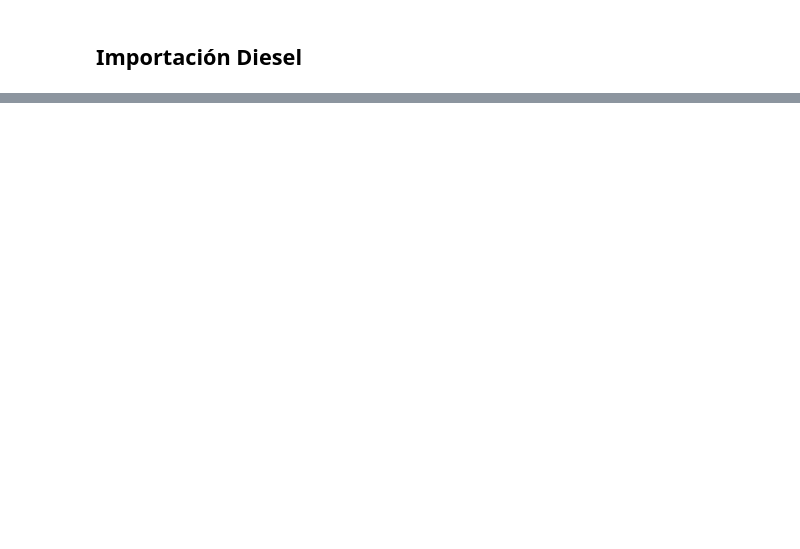
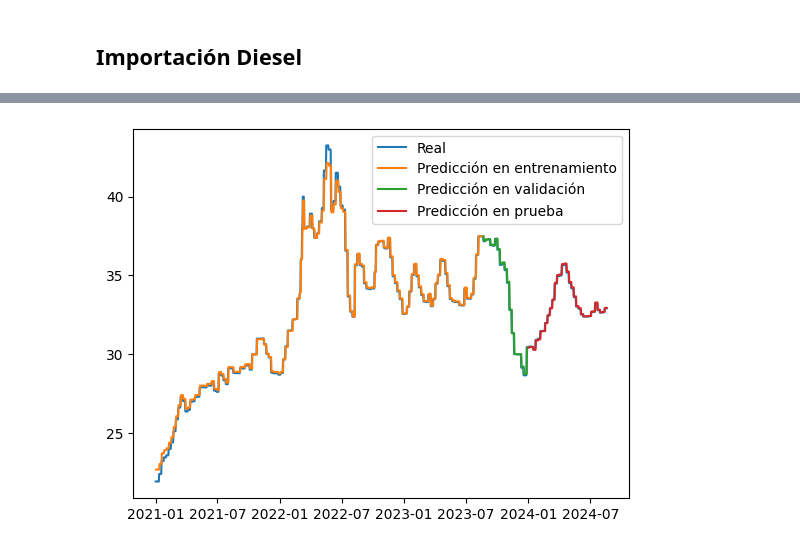
Before and after one commit to PedroMarro11/lab03DS, a Jupyter notebook: lab03.ipynb, the cells around one changed output, grey strips where cells are left out. Cells and saved outputs as stored; diff of their text form; code cells hidden in the pictures; blank space fills up the shorter version.

```diff
--- a/lab03.ipynb
+++ b/lab03.ipynb
@@ -409,0 +551,17 @@ ts_diesel = train_diesel['Diesel']
+# %%
+prediccion_train = prediccion_fun(x_train,modelo1, 1,scaler3,dif=False)
+prediccion_val = prediccion_fun(x_val,modelo1, 1,scaler3,dif=False)
+prediccion_test = prediccion_fun(x_test,modelo1, 1,scaler3,dif=False)
+# %%
+df_train = pd.DataFrame(prediccion_train, columns = ["Predicción en entrenamiento"], index = superior[retrasos:num_separacion-num_val].index)
+df_val = pd.DataFrame(prediccion_val, columns = ["Predicción en validación"], index = superior[num_separacion-num_val+retrasos:num_separacion].index)
+df_test = pd.DataFrame(prediccion_test, columns = ["Predicción en prueba"], index = superior[num_separacion+retrasos:].index)
+
+plt.plot(superior, label = "Real")
+plt.plot(df_train, label = "Predicción en entrenamiento")
+plt.plot(df_val, label = "Predicción en validación")
+plt.plot(df_test, label = "Predicción en prueba")
+plt.legend()
+plt.show()
+# %% [output]
+[figure, added]
```
Also changed, not shown: parts of 39 cells of this notebook, 1 other file.
